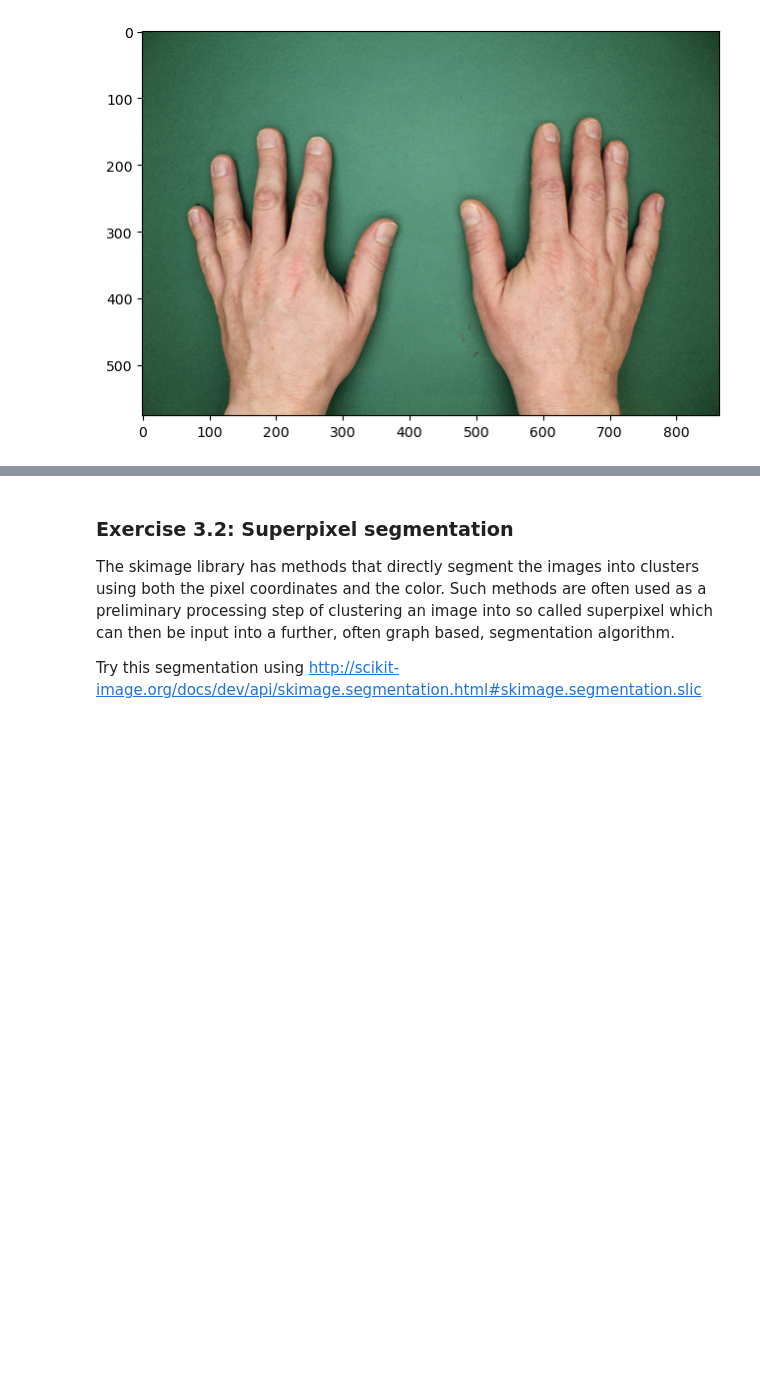
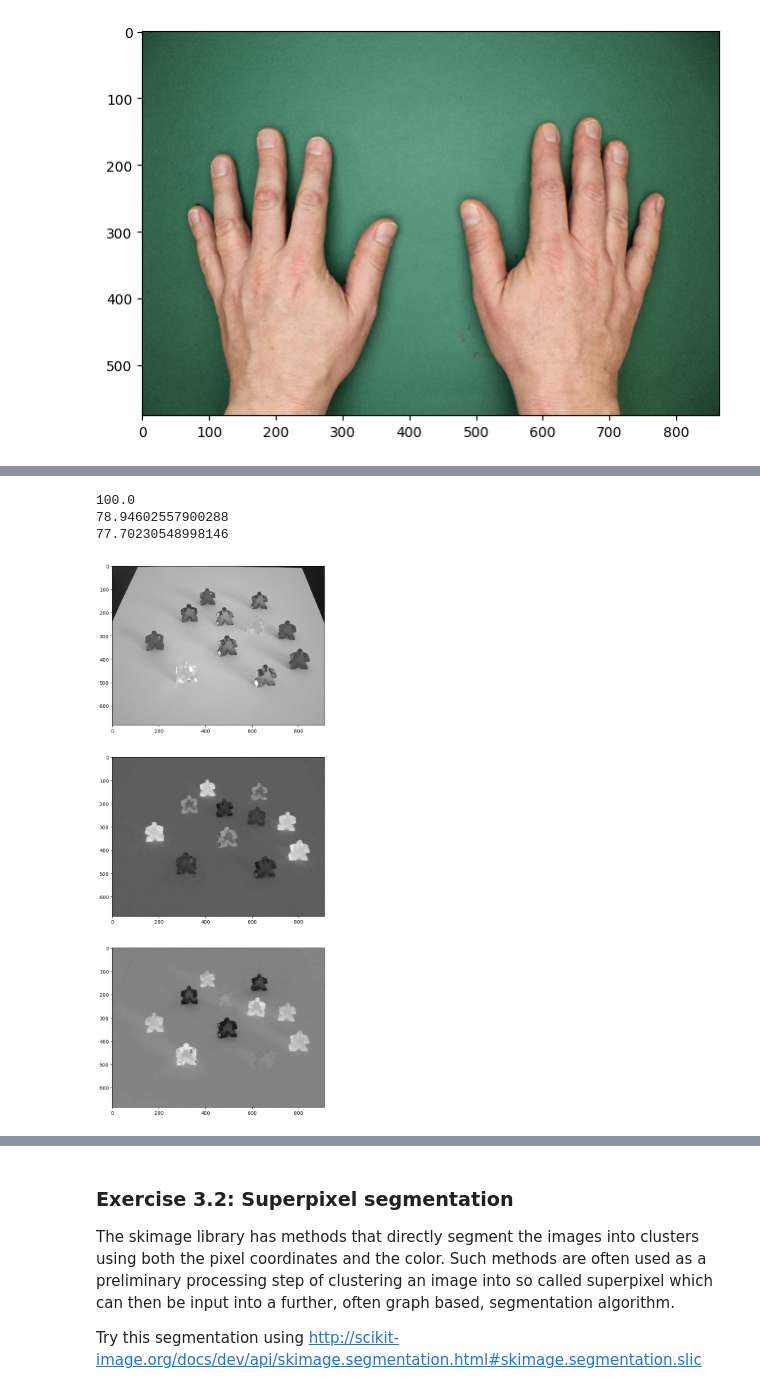
Before and after one commit to dennisshushackost/TSM_CompVIs, a Jupyter notebook: Exercises/Exercise 7/ex7.ipynb, the cells around one changed output, grey strips where cells are left out. Saved outputs shown, nothing was run; the diff lists cells and outputs as text; code cells hidden in the pictures; blank space fills up the shorter version.

```diff
--- a/Exercises/Exercise 7/ex7.ipynb
+++ b/Exercises/Exercise 7/ex7.ipynb
@@ -102,0 +127,25 @@ One for the problems is that similar colors with different intensity will end up
+# %%
+# Use a different color space for k-Means
+image_lab = skimage.color.rgb2lab(image)
+
+plt.rcParams['figure.figsize'] = [12, 20]
+
+# Show the L channel:
+plt.subplot(3, 1, 1)
+plt.imshow(image_lab[:,:,0], cmap='gray')
+print(np.max(image_lab[:,:,0]))
+
+# Show the a channel:
+plt.subplot(3, 1, 2)
+plt.imshow(image_lab[:,:,1], cmap='gray')
+print(np.max(image_lab[:,:,1]))
+
+# Show the b channel:
+plt.subplot(3, 1, 3)
+plt.imshow(image_lab[:,:,2], cmap='gray')
+print(np.max(image_lab[:,:,2]))
+# %% [output]
+100.0
+78.94602557900288
+77.70230548998146
+[figure, added]
```
Also changed, not shown: parts of 9 cells of this notebook.
